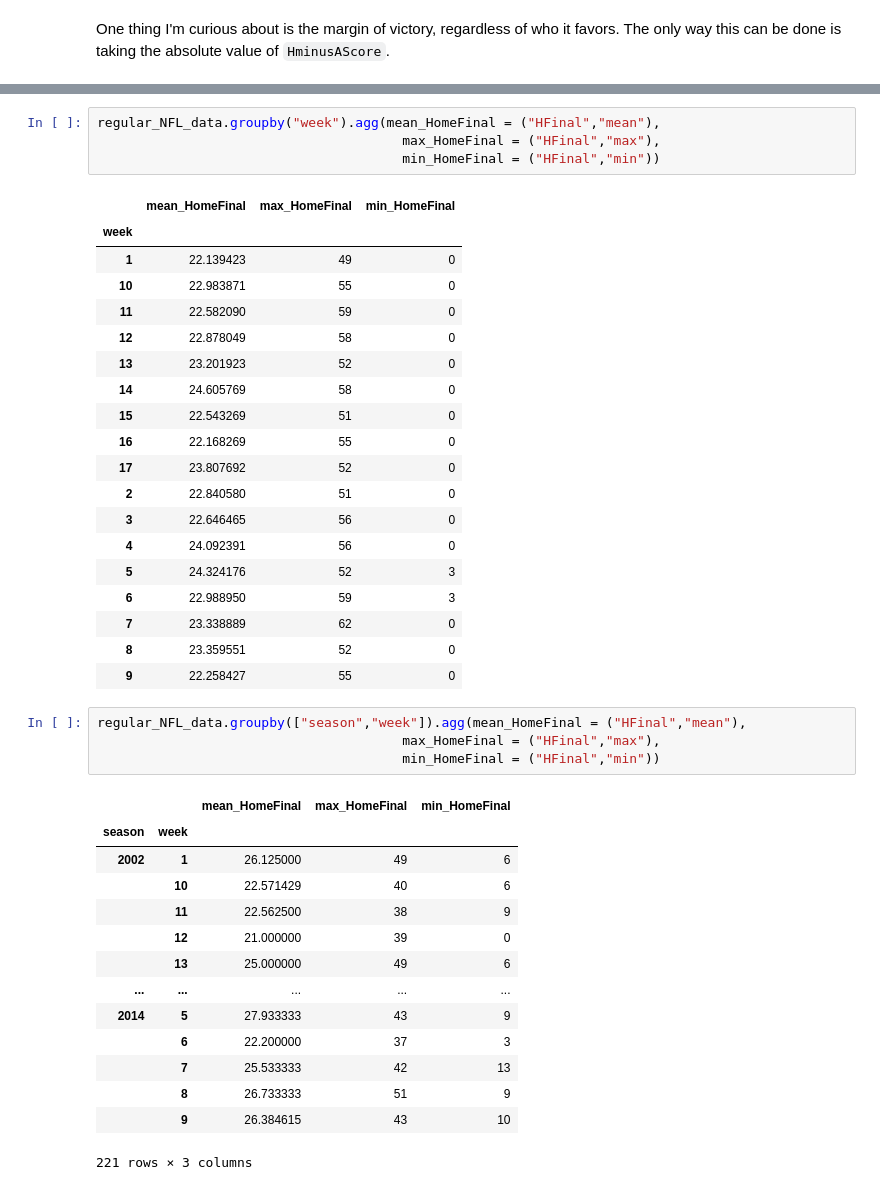
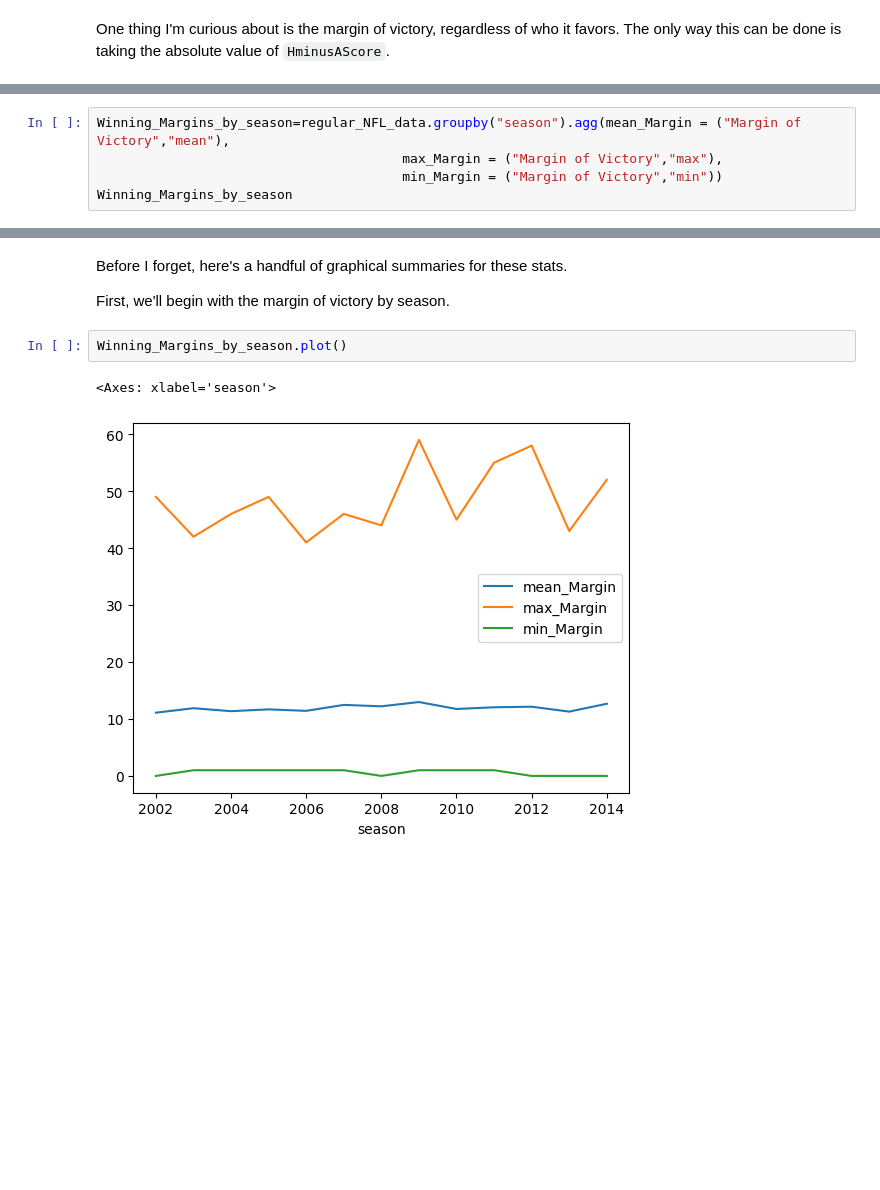
Before and after one commit to cashby-890/ST-554-HW4, a Jupyter notebook: ST554_Spring2026_HomeworkFour_CodyAshby.ipynb, the cells around one changed output, grey strips where cells are left out. Cells and saved outputs as stored; diff of their text form; blank space fills up the shorter version.

```diff
--- a/ST554_Spring2026_HomeworkFour_CodyAshby.ipynb
+++ b/ST554_Spring2026_HomeworkFour_CodyAshby.ipynb
@@ -424,0 +435,5 @@ regular_NFL_data
+# %%
+Winning_Margins_by_season=regular_NFL_data.groupby("season").agg(mean_Margin = ("Margin of Victory","mean"),
+                                       max_Margin = ("Margin of Victory","max"),
+                                       min_Margin = ("Margin of Victory","min"))
+Winning_Margins_by_season
@@ -571,43 +648,9 @@ regular_NFL_data.groupby("season").agg(mean_HomeFinal = ("HFinal","mean"),
-# %%
-regular_NFL_data.groupby("week").agg(mean_HomeFinal = ("HFinal","mean"),
-                                       max_HomeFinal = ("HFinal","max"),
-                                       min_HomeFinal = ("HFinal","min"))
-# %% [output]
-|  | mean_HomeFinal | max_HomeFinal | min_HomeFinal |
-| week |  |  |  |
-| 1 | 22.139423 | 49 | 0 |
-| 10 | 22.983871 | 55 | 0 |
-| 11 | 22.582090 | 59 | 0 |
-| 12 | 22.878049 | 58 | 0 |
-| 13 | 23.201923 | 52 | 0 |
-| 14 | 24.605769 | 58 | 0 |
-| 15 | 22.543269 | 51 | 0 |
-| 16 | 22.168269 | 55 | 0 |
-| 17 | 23.807692 | 52 | 0 |
-| 2 | 22.840580 | 51 | 0 |
-| 3 | 22.646465 | 56 | 0 |
-| 4 | 24.092391 | 56 | 0 |
-| 5 | 24.324176 | 52 | 3 |
-| 6 | 22.988950 | 59 | 3 |
-| 7 | 23.338889 | 62 | 0 |
-| 8 | 23.359551 | 52 | 0 |
-| 9 | 22.258427 | 55 | 0 |
-# %%
-regular_NFL_data.groupby(["season","week"]).agg(mean_HomeFinal = ("HFinal","mean"),
-                                       max_HomeFinal = ("HFinal","max"),
-                                       min_HomeFinal = ("HFinal","min"))
-# %% [output]
-|  |  | mean_HomeFinal | max_HomeFinal | min_HomeFinal |
-| season | week |  |  |  |
-| 2002 | 1 | 26.125000 | 49 | 6 |
-|  | 10 | 22.571429 | 40 | 6 |
-|  | 11 | 22.562500 | 38 | 9 |
-|  | 12 | 21.000000 | 39 | 0 |
-|  | 13 | 25.000000 | 49 | 6 |
-| ... | ... | ... | ... | ... |
-| 2014 | 5 | 27.933333 | 43 | 9 |
-|  | 6 | 22.200000 | 37 | 3 |
-|  | 7 | 25.533333 | 42 | 13 |
-|  | 8 | 26.733333 | 51 | 9 |
-|  | 9 | 26.384615 | 43 | 10 |
-221 rows × 3 columns
+# %% [markdown]
+Before I forget, here's a handful of graphical summaries for these stats.
+
+First, we'll begin with the margin of victory by season.
+# %%
+Winning_Margins_by_season.plot()
+# %% [output]
+<Axes: xlabel='season'>
+[figure, added]
```
Also changed, not shown: parts of 36 cells of this notebook.
